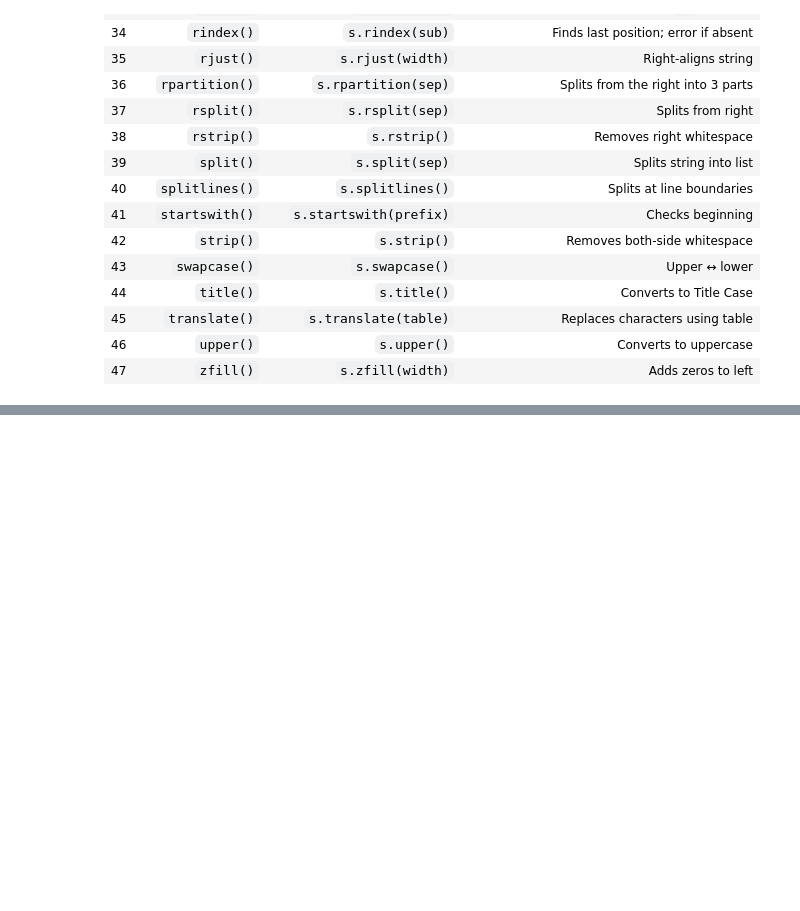
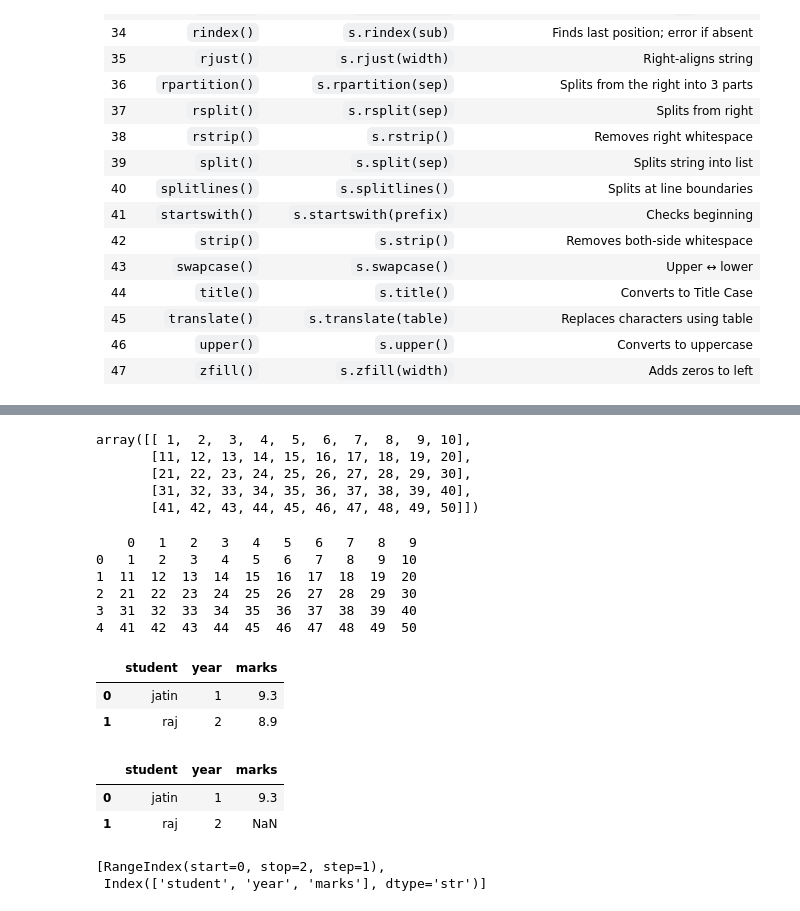
Before and after one commit to Addya-Swaroop/python-dv, a Jupyter notebook: pandas.ipynb, the cells around one changed output, grey strips where cells are left out. Saved outputs shown, nothing was run; the diff lists cells and outputs as text; code cells hidden in the pictures; blank space fills up the shorter version.

```diff
--- a/pandas.ipynb
+++ b/pandas.ipynb
@@ -449,0 +478,42 @@ dtype: str
+# %%
+import pandas as pd
+import numpy as np
+arr=np.arange(1,51).reshape(5,10)
+arr
+# %% [output]
+array([[ 1,  2,  3,  4,  5,  6,  7,  8,  9, 10],
+       [11, 12, 13, 14, 15, 16, 17, 18, 19, 20],
+       [21, 22, 23, 24, 25, 26, 27, 28, 29, 30],
+       [31, 32, 33, 34, 35, 36, 37, 38, 39, 40],
+       [41, 42, 43, 44, 45, 46, 47, 48, 49, 50]])
+# %%
+y=pd.DataFrame(arr)
+print (y)
+# %% [output]
+    0   1   2   3   4   5   6   7   8   9
+0   1   2   3   4   5   6   7   8   9  10
+1  11  12  13  14  15  16  17  18  19  20
+2  21  22  23  24  25  26  27  28  29  30
+3  31  32  33  34  35  36  37  38  39  40
+4  41  42  43  44  45  46  47  48  49  50
+# %%
+l=[{'student':'jatin','year':1,'marks':9.3},{'student':'raj','year':2,'marks':8.9}]
+df=pd.DataFrame(l)
+df
+# %% [output]
+|  | student | year | marks |
+| 0 | jatin | 1 | 9.3 |
+| 1 | raj | 2 | 8.9 |
+# %%
+l=[{'student':'jatin','year':1,'marks':9.3},{'student':'raj','year':2}]
+df=pd.DataFrame(l)
+df
+# %% [output]
+|  | student | year | marks |
+| 0 | jatin | 1 | 9.3 |
+| 1 | raj | 2 | NaN |
+# %%
+df.axes
+# %% [output]
+[RangeIndex(start=0, stop=2, step=1),
+ Index(['student', 'year', 'marks'], dtype='str')]
```
Also changed, not shown: parts of 6 cells of this notebook.
